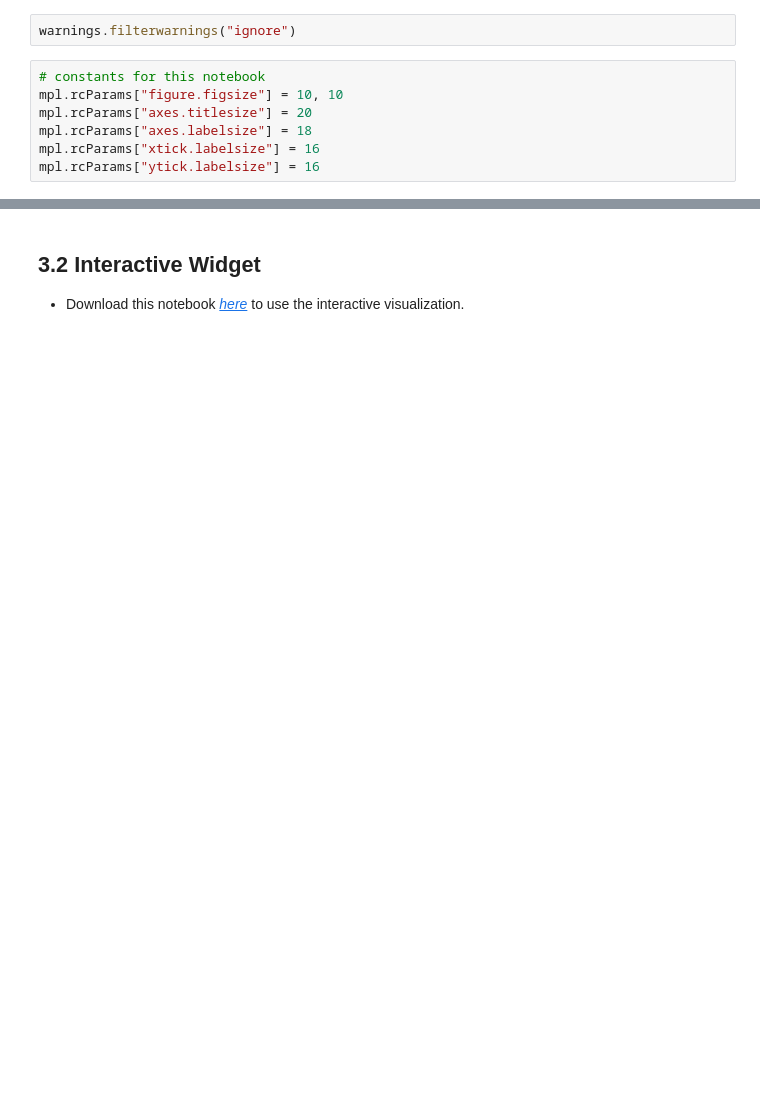
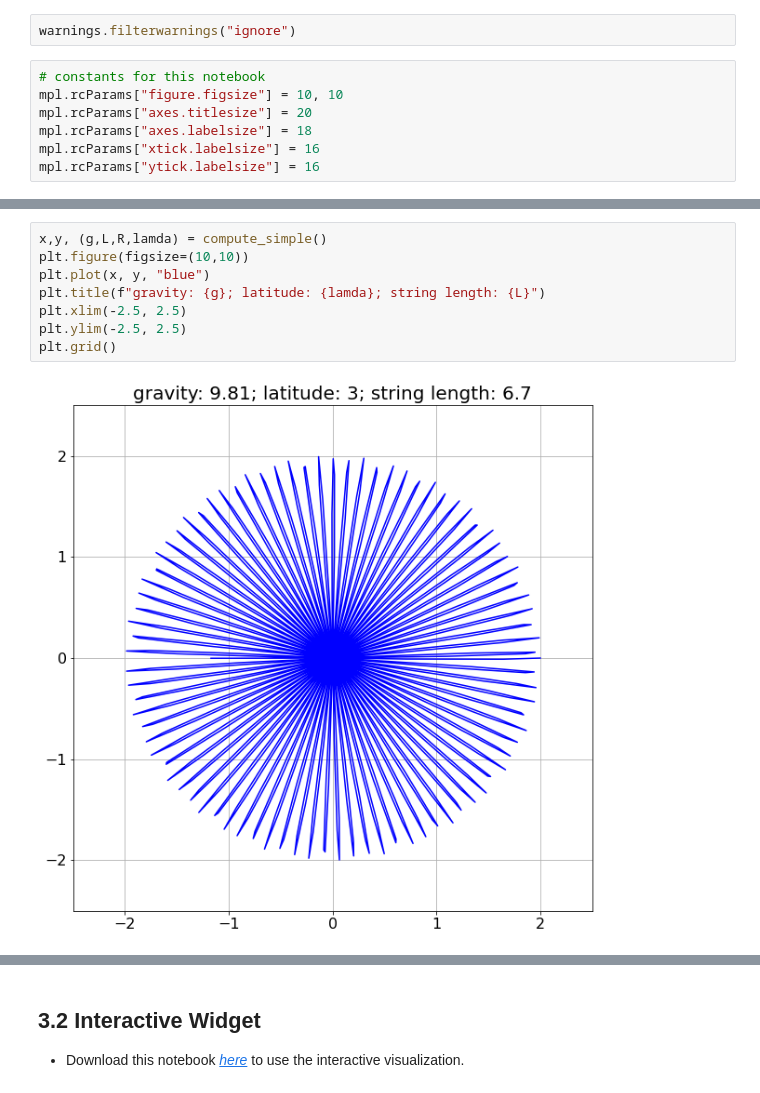
Before and after one commit to btschwertfeger/Foucaults-Pendulum-Website, a Jupyter notebook: FoucaultsPendulum.ipynb, the cells around one changed output, grey strips where cells are left out. Saved outputs shown, nothing was run; the diff lists cells and outputs as text; blank space fills up the shorter version.

```diff
--- a/FoucaultsPendulum.ipynb
+++ b/FoucaultsPendulum.ipynb
@@ -67,0 +86,10 @@ mpl.rcParams["ytick.labelsize"] = 16
+# %%
+x,y, (g,L,R,lamda) = compute_simple()
+plt.figure(figsize=(10,10))
+plt.plot(x, y, "blue")
+plt.title(f"gravity: {g}; latitude: {lamda}; string length: {L}")
+plt.xlim(-2.5, 2.5)
+plt.ylim(-2.5, 2.5)
+plt.grid()
+# %% [output]
+[figure, added]
```
Also changed, not shown: parts of 13 cells of this notebook, 7 other files.
